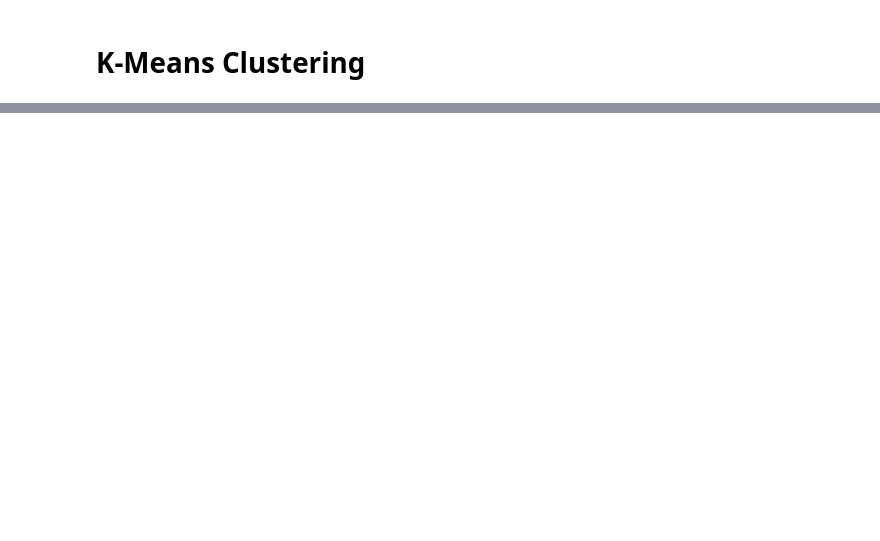
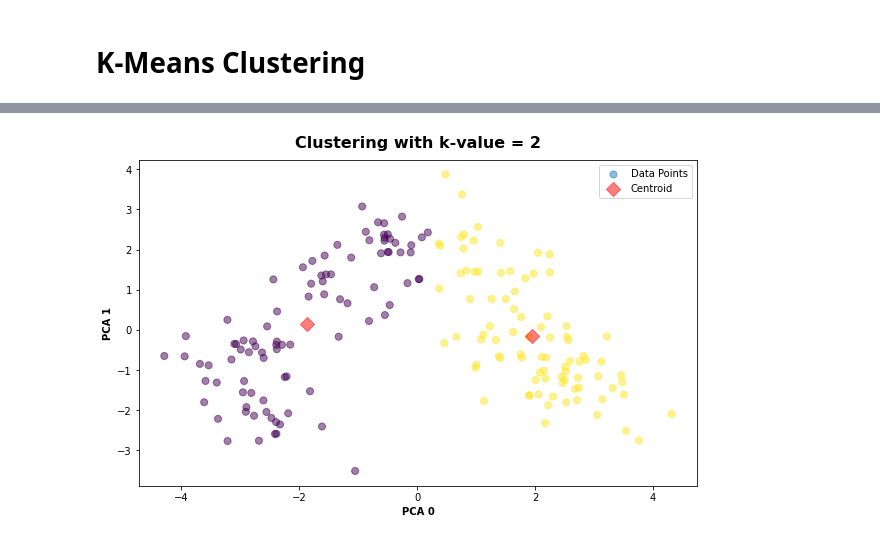
Before and after one commit to kelv-yap/sp_dsai_machine_learning, a Jupyter notebook: clustering/clustering.ipynb, the cells around one changed output, grey strips where cells are left out. Cells and saved outputs as stored; diff of their text form; code cells hidden in the pictures; blank space fills up the shorter version.

```diff
--- a/clustering/clustering.ipynb
+++ b/clustering/clustering.ipynb
@@ -118,0 +175,22 @@ K-Means Clustering
+# %%
+from sklearn.cluster import KMeans
+
+def plot_kmeans_cluster(k, X):
+    kmodel = KMeans(n_clusters=k)
+    kmodel.fit(X)
+    y_kmeans = kmodel.predict(X)
+    centers = kmodel.cluster_centers_
+
+    f, ax = plt.subplots(figsize=(10, 6))
+    ax.set_title("Clustering with k-value = {}".format(k), fontsize=16, fontweight="bold", pad=12)
+    ax.scatter(X[:, 0], X[:, 1], c=y_kmeans, s=50, alpha=0.5, label="Data Points")
+    ax.scatter(centers[:, 0], centers[:, 1], c='red', s=100, alpha=0.5, marker="D", label="Centroid")
+
+    ax.set_xlabel("PCA 0", fontweight="bold")
+    ax.set_ylabel("PCA 1", fontweight="bold")
+    ax.legend(loc='best')
+    plt.show()
+# %%
+plot_kmeans_cluster(2, X_data)
+# %% [output]
+[figure, added]
```
Also changed, not shown: parts of 37 cells of this notebook.
